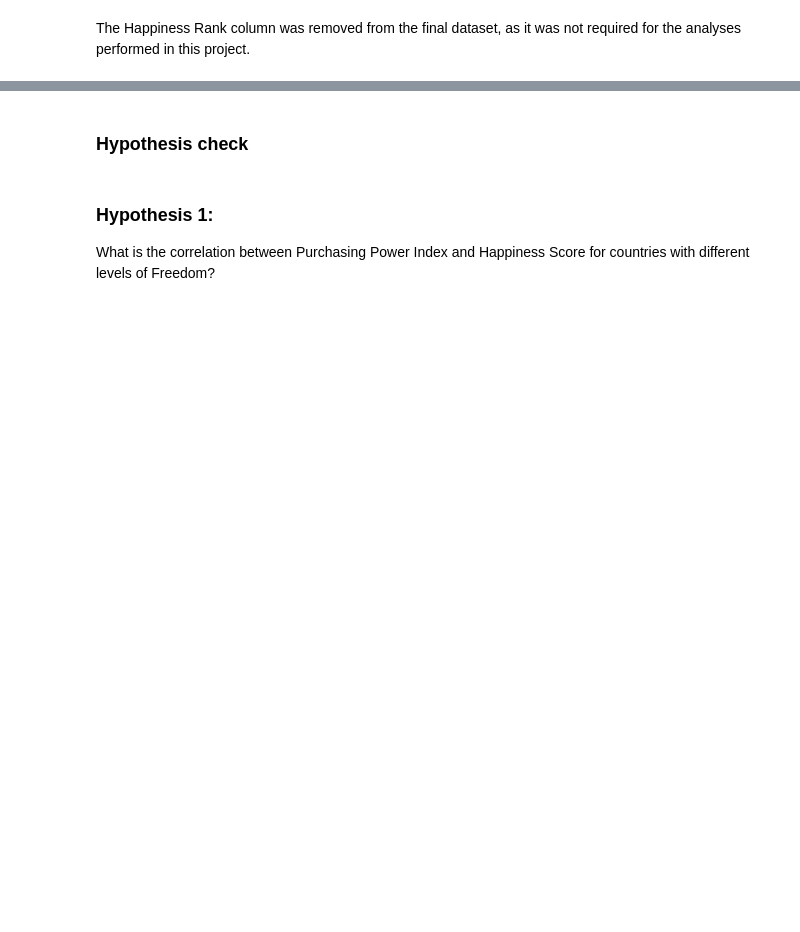
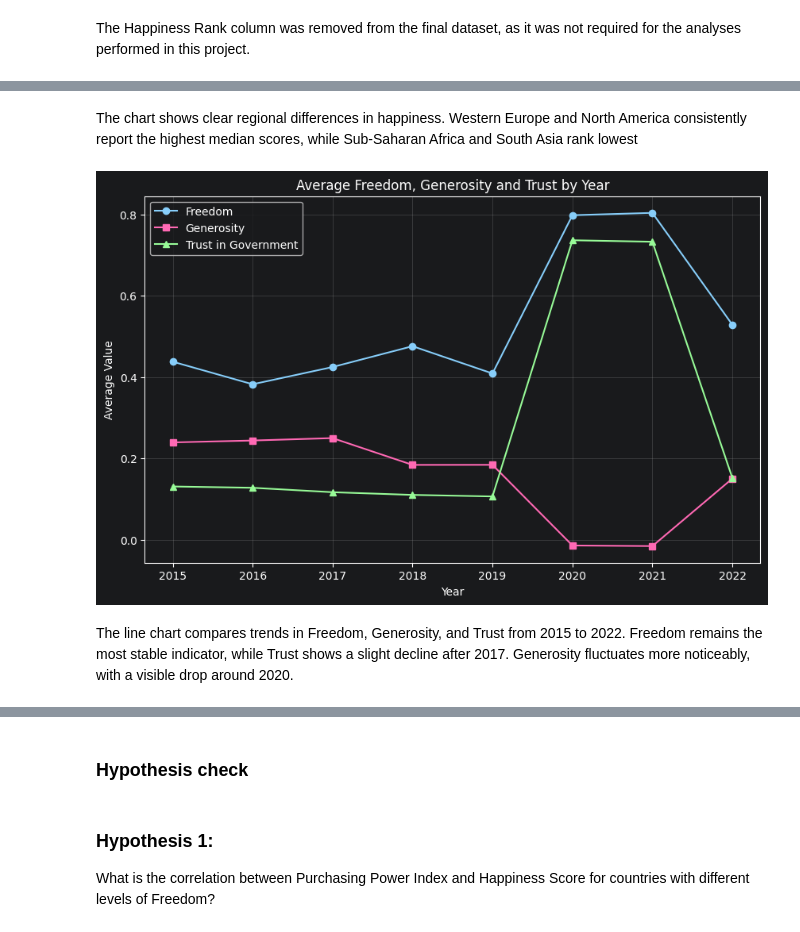
Before and after one commit to soonserv/data-best-project, a Jupyter notebook: notebooks/SA_notebook.ipynb, the cells around one changed output, grey strips where cells are left out. Drawn from its saved outputs; the diff is of its cells as text; code cells hidden in the pictures; blank space fills up the shorter version.

```diff
--- a/notebooks/SA_notebook.ipynb
+++ b/notebooks/SA_notebook.ipynb
@@ -496,0 +795,19 @@ plt.show()
+# %% [markdown]
+The chart shows clear regional differences in happiness. Western Europe and North America consistently report the highest median scores, while Sub-Saharan Africa and South Asia rank lowest
+# %%
+trend = all_data.groupby("Year")[["Freedom", "Generosity", "Trust"]].mean().reset_index()
+
+plt.figure(figsize=(10,6))
+plt.plot(trend["Year"], trend["Freedom"], marker="o", label="Freedom", color="#87CEFA")
+plt.plot(trend["Year"], trend["Generosity"], marker="s", label="Generosity", color="#FF69B4")
+plt.plot(trend["Year"], trend["Trust"], marker="^", label="Trust in Government", color="#98FB98")
+plt.title("Average Freedom, Generosity and Trust by Year")
+plt.xlabel("Year")
+plt.ylabel("Average Value")
+plt.legend()
+plt.grid(alpha=0.3)
+plt.show()
+# %% [output]
+[figure, added]
+# %% [markdown]
+The line chart compares trends in Freedom, Generosity, and Trust from 2015 to 2022. Freedom remains the most stable indicator, while Trust shows a slight decline after 2017. Generosity fluctuates more noticeably, with a visible drop around 2020.
```
Also changed, not shown: parts of 67 cells of this notebook.
